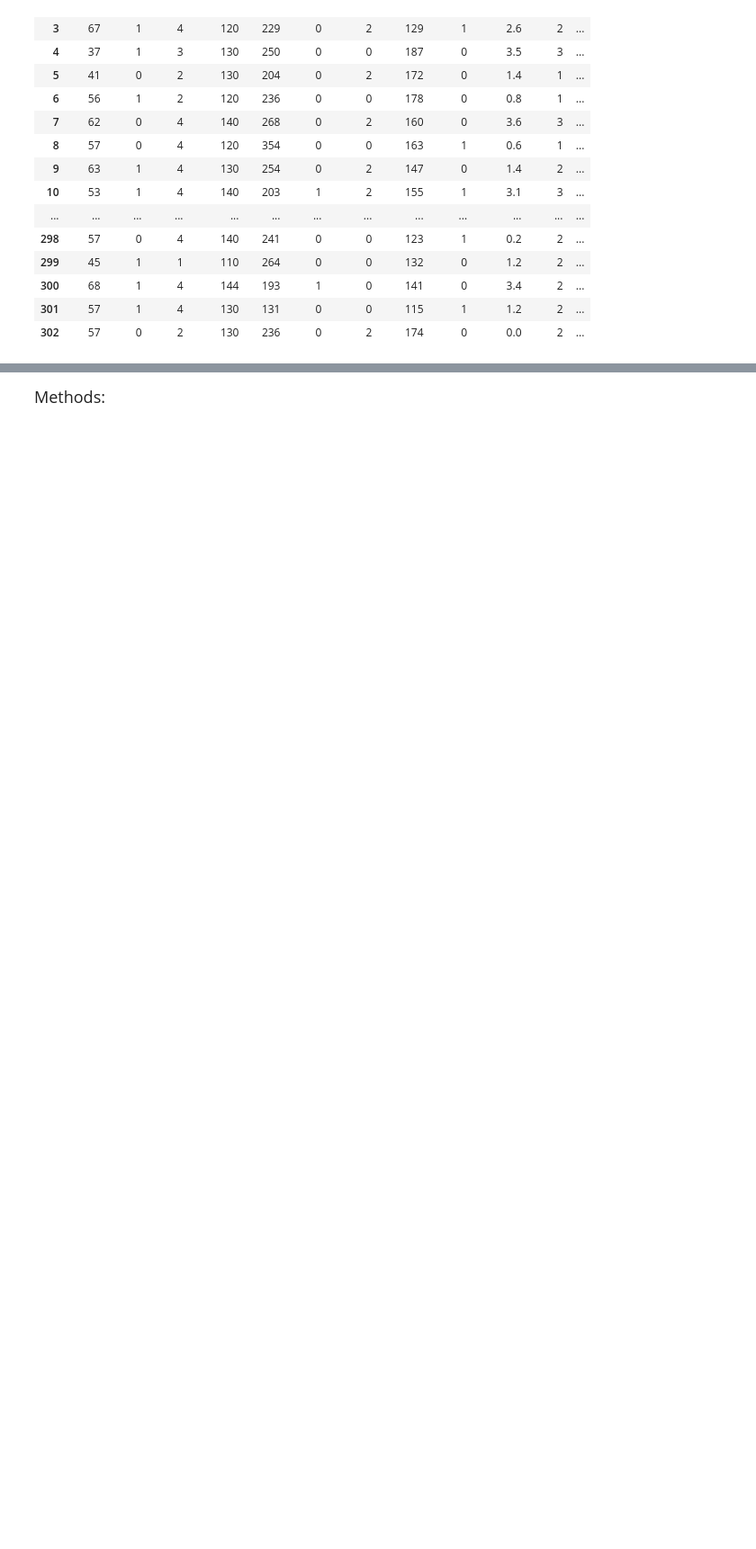
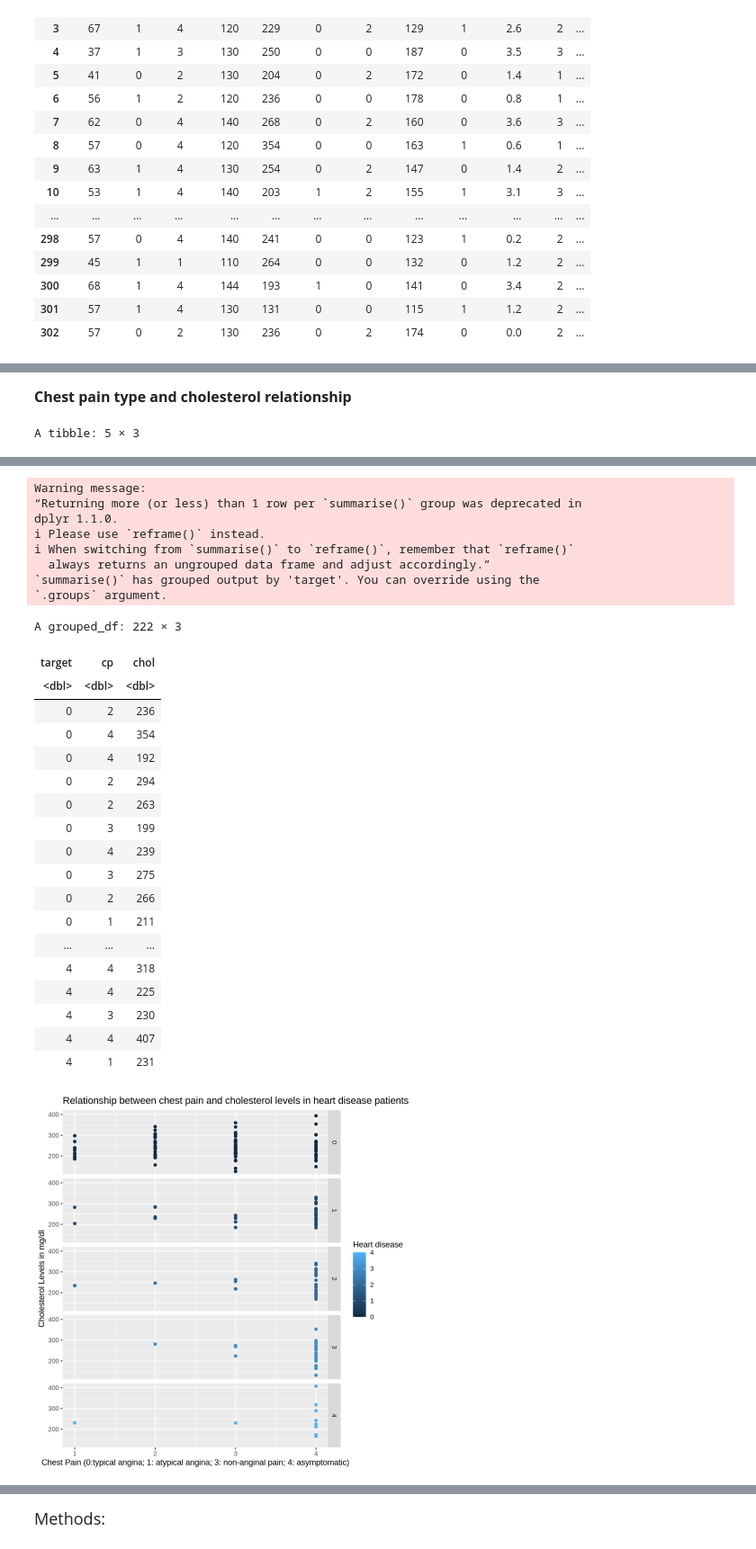
Before and after one commit to Kuiyun24z/DSCI-100-Project-, a Jupyter notebook: Proposal.ipynb, the cells around one changed output, grey strips where cells are left out. Shown at 90% size. Drawn from its saved outputs; the diff is of its cells as text; code cells hidden in the pictures; blank space fills up the shorter version.

```diff
--- a/Proposal.ipynb
+++ b/Proposal.ipynb
@@ -204,0 +221,21 @@ argument.
+# %% [markdown]
+<font size="3">**Chest pain type and cholesterol relationship**</font>
+# %%
+heart_cp_chol <- table_data |>
+group_by(target) |>
+summarise(mean_cp = mean(cp),
+          mean_chol = mean(chol))
+heart_cp_chol
+
+heart_cp_chol_chart <- table_data |>
+group_by(target) |>
+summarise(across(c(cp, chol)))
+heart_cp_chol_chart
+
+heart_cp_age_plot<- ggplot(heart_cp_chol_chart, aes(x = cp, y= chol, color= target)) +
+geom_point()+labs(x = "Chest Pain (0:typical angina; 1: atypical angina; 3: non-anginal pain; 4: asymptomatic)", y = "Cholesterol Levels in mg/dl",
+                  title = "Relationship between chest pain and cholesterol levels in heart disease patients", color = "Heart disease")+
+facet_grid(rows=vars(target))
+heart_cp_age_plot
+# %% [output]
+A tibble: 5 × 3
@@ -204,0 +249,28 @@ argument.
+Warning message:
+“Returning more (or less) than 1 row per `summarise()` group was deprecated in
+dplyr 1.1.0.
+ℹ Please use `reframe()` instead.
+ℹ When switching from `summarise()` to `reframe()`, remember that `reframe()`
+  always returns an ungrouped data frame and adjust accordingly.”
+`summarise()` has grouped output by 'target'. You can override using the
+`.groups` argument.
+A grouped_df: 222 × 3
+| target | cp | chol |
+| <dbl> | <dbl> | <dbl> |
+| 0 | 2 | 236 |
+| 0 | 4 | 354 |
+| 0 | 4 | 192 |
+| 0 | 2 | 294 |
+| 0 | 2 | 263 |
+| 0 | 3 | 199 |
+| 0 | 4 | 239 |
+| 0 | 3 | 275 |
+| 0 | 2 | 266 |
+| 0 | 1 | 211 |
+| ... | ... | ... |
+| 4 | 4 | 318 |
+| 4 | 4 | 225 |
+| 4 | 3 | 230 |
+| 4 | 4 | 407 |
+| 4 | 1 | 231 |
+[figure, added]
```
Also changed, not shown: parts of 19 cells of this notebook.
